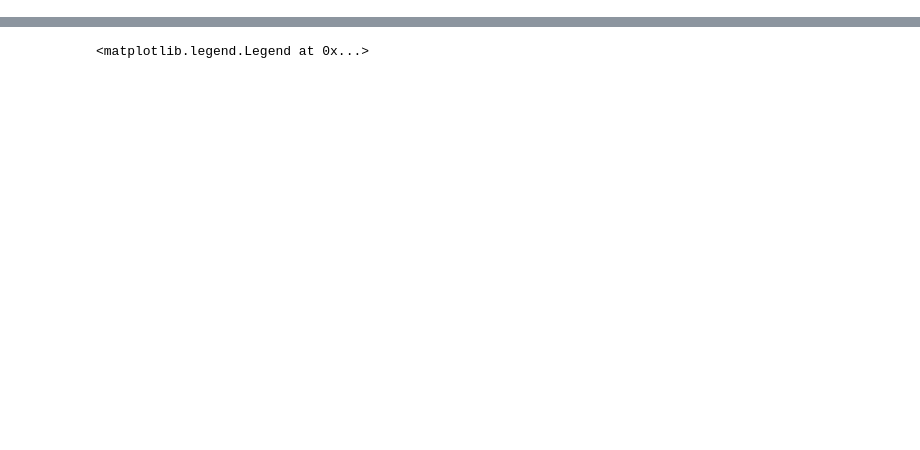
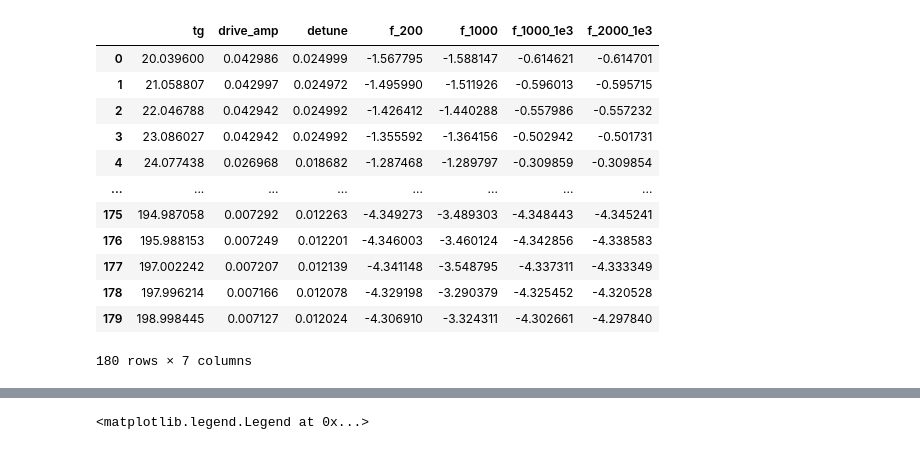
Before and after one commit to Zhenxing2020/two_qubit_gate_for_zero_pi_qubit, a Jupyter notebook: cz/cz_fidelity_plot.ipynb, the cells around one changed output, grey strips where cells are left out. Saved outputs shown, nothing was run; the diff lists cells and outputs as text; code cells hidden in the pictures; blank space fills up the shorter version.

```diff
--- a/cz/cz_fidelity_plot.ipynb
+++ b/cz/cz_fidelity_plot.ipynb
@@ -242,2 +304,21 @@ f_1000_m0_v2 = np.array([
+# %%
+df_neig['f_1000_1e3'] = f_ideal_1000
+df_neig['f_2000_1e3'] = f_ideal_2000
+# df_neig.to_csv('data/npz/cz_pulse_neighbor-.txt', sep=',', index=False, header=True)
+df_neig
+# %% [output]
+|  | tg | drive_amp | detune | f_200 | f_1000 | f_1000_1e3 | f_2000_1e3 |
+| 0 | 20.039600 | 0.042986 | 0.024999 | -1.567795 | -1.588147 | -0.614621 | -0.614701 |
+| 1 | 21.058807 | 0.042997 | 0.024972 | -1.495990 | -1.511926 | -0.596013 | -0.595715 |
+| 2 | 22.046788 | 0.042942 | 0.024992 | -1.426412 | -1.440288 | -0.557986 | -0.557232 |
+| 3 | 23.086027 | 0.042942 | 0.024992 | -1.355592 | -1.364156 | -0.502942 | -0.501731 |
+| 4 | 24.077438 | 0.026968 | 0.018682 | -1.287468 | -1.289797 | -0.309859 | -0.309854 |
+| ... | ... | ... | ... | ... | ... | ... | ... |
+| 175 | 194.987058 | 0.007292 | 0.012263 | -4.349273 | -3.489303 | -4.348443 | -4.345241 |
+| 176 | 195.988153 | 0.007249 | 0.012201 | -4.346003 | -3.460124 | -4.342856 | -4.338583 |
+| 177 | 197.002242 | 0.007207 | 0.012139 | -4.341148 | -3.548795 | -4.337311 | -4.333349 |
+| 178 | 197.996214 | 0.007166 | 0.012078 | -4.329198 | -3.290379 | -4.325452 | -4.320528 |
+| 179 | 198.998445 | 0.007127 | 0.012024 | -4.306910 | -3.324311 | -4.302661 | -4.297840 |
+180 rows × 7 columns
 # %%
 fig, ax = plt.subplots(3,1,figsize=(6,6))
```
Also changed, not shown: parts of 9 cells of this notebook, 34 other files.
